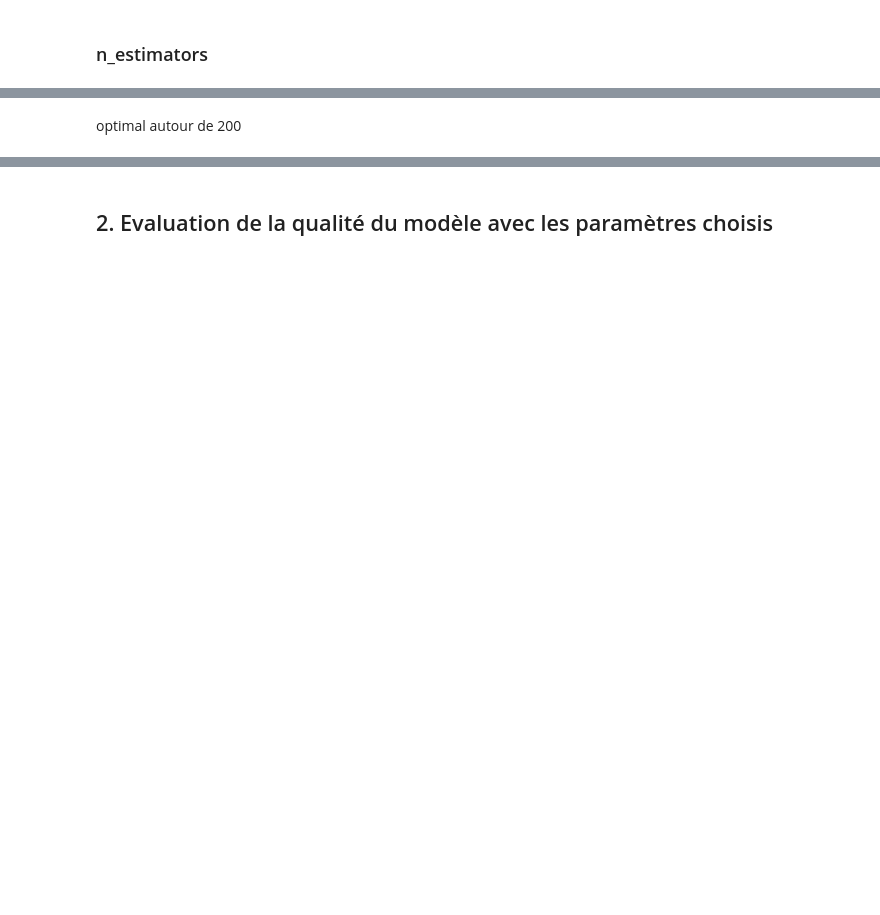
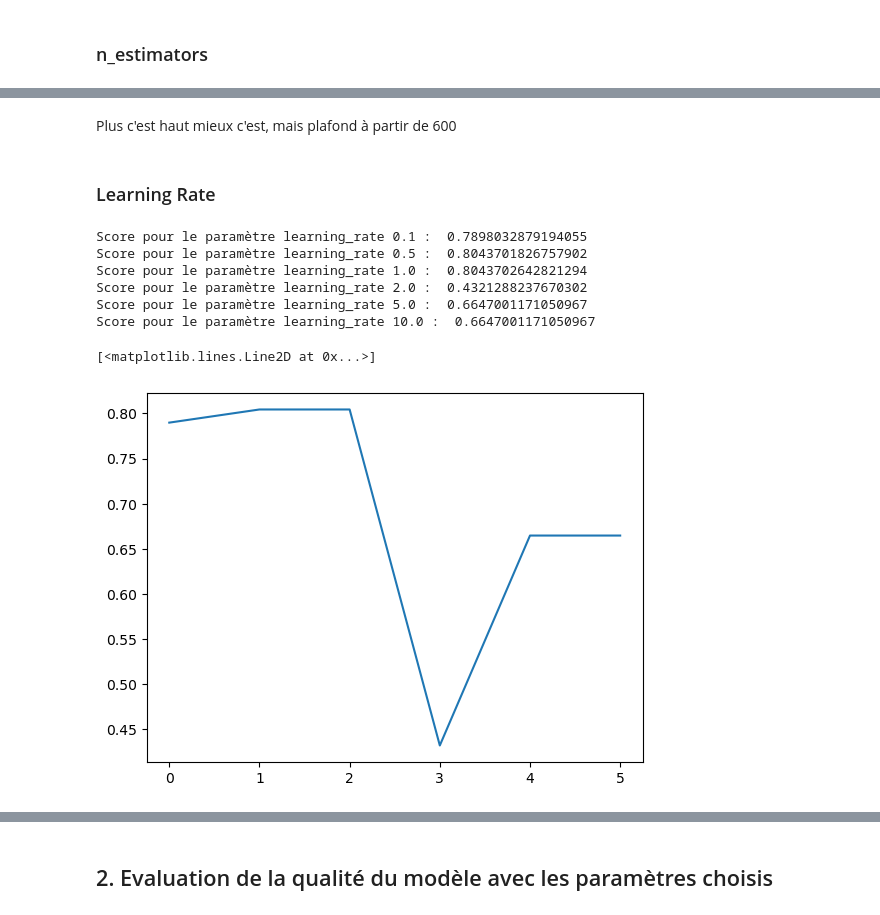
Before and after one commit to thomasclgnt/AS, a Jupyter notebook: AdaBoost.ipynb, the cells around one changed output, grey strips where cells are left out. Saved outputs shown, nothing was run; the diff lists cells and outputs as text; code cells hidden in the pictures; blank space fills up the shorter version.

```diff
--- a/AdaBoost.ipynb
+++ b/AdaBoost.ipynb
@@ -95,2 +100,21 @@ plt.plot(val_score)
-# %% [markdown]
-optimal autour de 200
+# %% [markdown]
+Plus c'est haut mieux c'est, mais plafond à partir de 600
+# %% [markdown]
+### Learning Rate
+# %%
+val_score = []
+for l in [0.1, 0.5, 1.0, 2.0, 5.0, 10.0]:
+    score = cross_val_score(AdaBoostClassifier(learning_rate=l), X_train, Y_train, cv=5).mean()
+    print("Score pour le paramètre learning_rate", l, ": ",score)
+    val_score.append(score)
+
+plt.plot(val_score)
+# %% [output]
+Score pour le paramètre learning_rate 0.1 :  0.7898032879194055
+Score pour le paramètre learning_rate 0.5 :  0.8043701826757902
+Score pour le paramètre learning_rate 1.0 :  0.8043702642821294
+Score pour le paramètre learning_rate 2.0 :  0.4321288237670302
+Score pour le paramètre learning_rate 5.0 :  0.6647001171050967
+Score pour le paramètre learning_rate 10.0 :  0.6647001171050967
+[<matplotlib.lines.Line2D at 0x...>]
+[figure, added]
```
Also changed, not shown: parts of 42 cells of this notebook, 1 other file.
